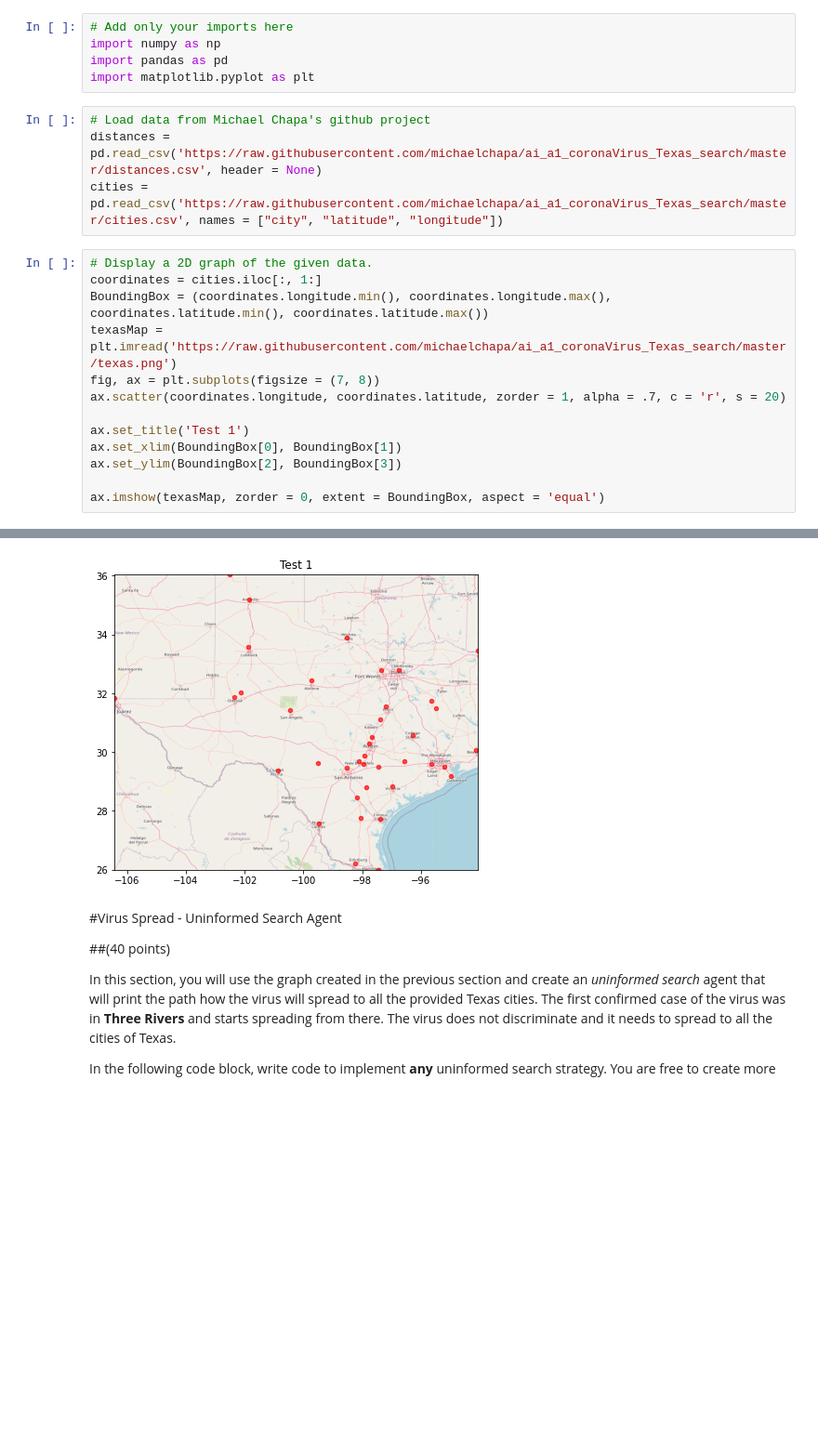
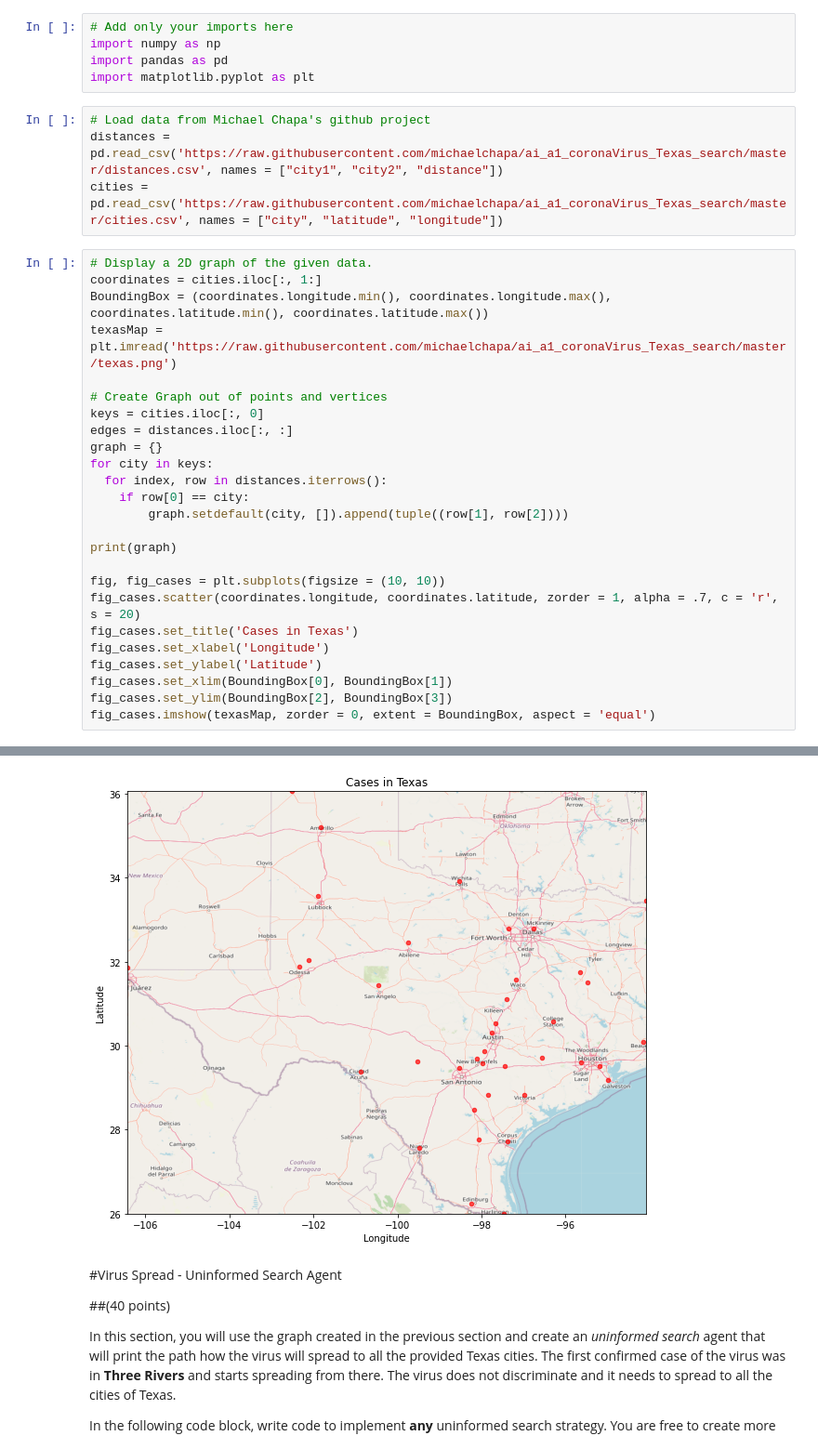
Before and after one commit to michaelchapa/ai_a1_coronaVirus_Texas_search, a Jupyter notebook: CS3793_5233_assignment1_dvo473.ipynb, the cells around one changed output, grey strips where cells are left out. Shown at 93% size. Saved outputs shown, nothing was run; the diff lists cells and outputs as text; blank space fills up the shorter version.

```diff
--- a/CS3793_5233_assignment1_dvo473.ipynb
+++ b/CS3793_5233_assignment1_dvo473.ipynb
@@ -59,19 +59,31 @@ import pandas as pd
 import matplotlib.pyplot as plt
 # %%
 # Load data from Michael Chapa's github project
-distances = pd.read_csv('https://raw.githubusercontent.com/michaelchapa/ai_a1_coronaVirus_Texas_search/master/distances.csv', header = None)
+distances = pd.read_csv('https://raw.githubusercontent.com/michaelchapa/ai_a1_coronaVirus_Texas_search/master/distances.csv', names = ["city1", "city2", "distance"])
 cities = pd.read_csv('https://raw.githubusercontent.com/michaelchapa/ai_a1_coronaVirus_Texas_search/master/cities.csv', names = ["city", "latitude", "longitude"])
 # %%
 # Display a 2D graph of the given data.
 coordinates = cities.iloc[:, 1:]
 BoundingBox = (coordinates.longitude.min(), coordinates.longitude.max(), coordinates.latitude.min(), coordinates.latitude.max())
 texasMap = plt.imread('https://raw.githubusercontent.com/michaelchapa/ai_a1_coronaVirus_Texas_search/master/texas.png')
-fig, ax = plt.subplots(figsize = (7, 8))
-ax.scatter(coordinates.longitude, coordinates.latitude, zorder = 1, alpha = .7, c = 'r', s = 20)
 
-ax.set_title('Test 1')
-ax.set_xlim(BoundingBox[0], BoundingBox[1])
-ax.set_ylim(BoundingBox[2], BoundingBox[3])
+# Create Graph out of points and vertices
+keys = cities.iloc[:, 0]
+edges = distances.iloc[:, :]
+graph = {}
+for city in keys:
+  for index, row in distances.iterrows():
+    if row[0] == city:
+        graph.setdefault(city, []).append(tuple((row[1], row[2])))
 
-ax.imshow(texasMap, zorder = 0, extent = BoundingBox, aspect = 'equal')
+print(graph)
+
+fig, fig_cases = plt.subplots(figsize = (10, 10))
+fig_cases.scatter(coordinates.longitude, coordinates.latitude, zorder = 1, alpha = .7, c = 'r', s = 20)
+fig_cases.set_title('Cases in Texas')
+fig_cases.set_xlabel('Longitude')
+fig_cases.set_ylabel('Latitude')
+fig_cases.set_xlim(BoundingBox[0], BoundingBox[1])
+fig_cases.set_ylim(BoundingBox[2], BoundingBox[3])
+fig_cases.imshow(texasMap, zorder = 0, extent = BoundingBox, aspect = 'equal')
 # %% [output]
@@ -79,4 +92,4 @@ ax.imshow(texasMap, zorder = 0, extent = BoundingBox, aspect = 'equal')
-[figure, old version]
+[figure, new version]
 # %% [markdown]
 #Virus Spread - Uninformed Search Agent
 
```
Also changed, not shown: parts of 1 cell of this notebook.
